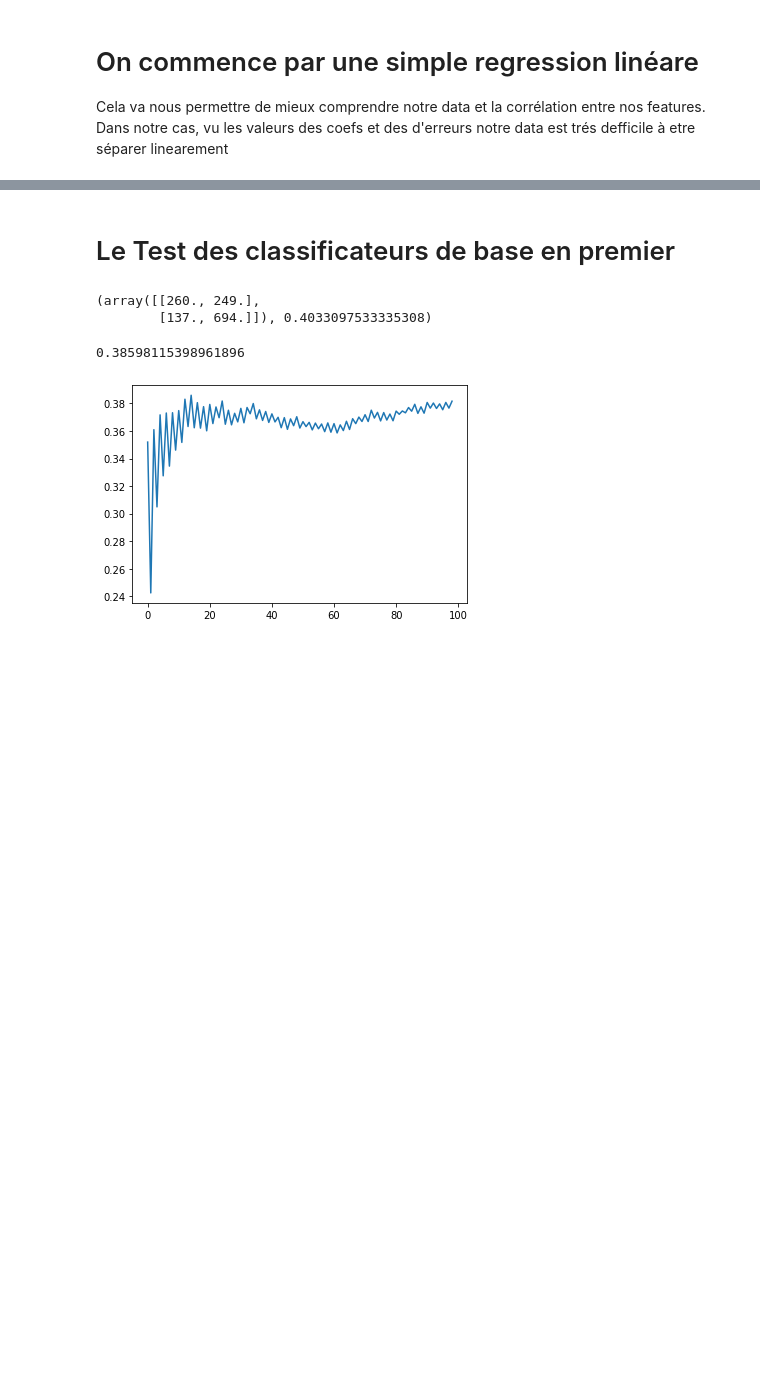
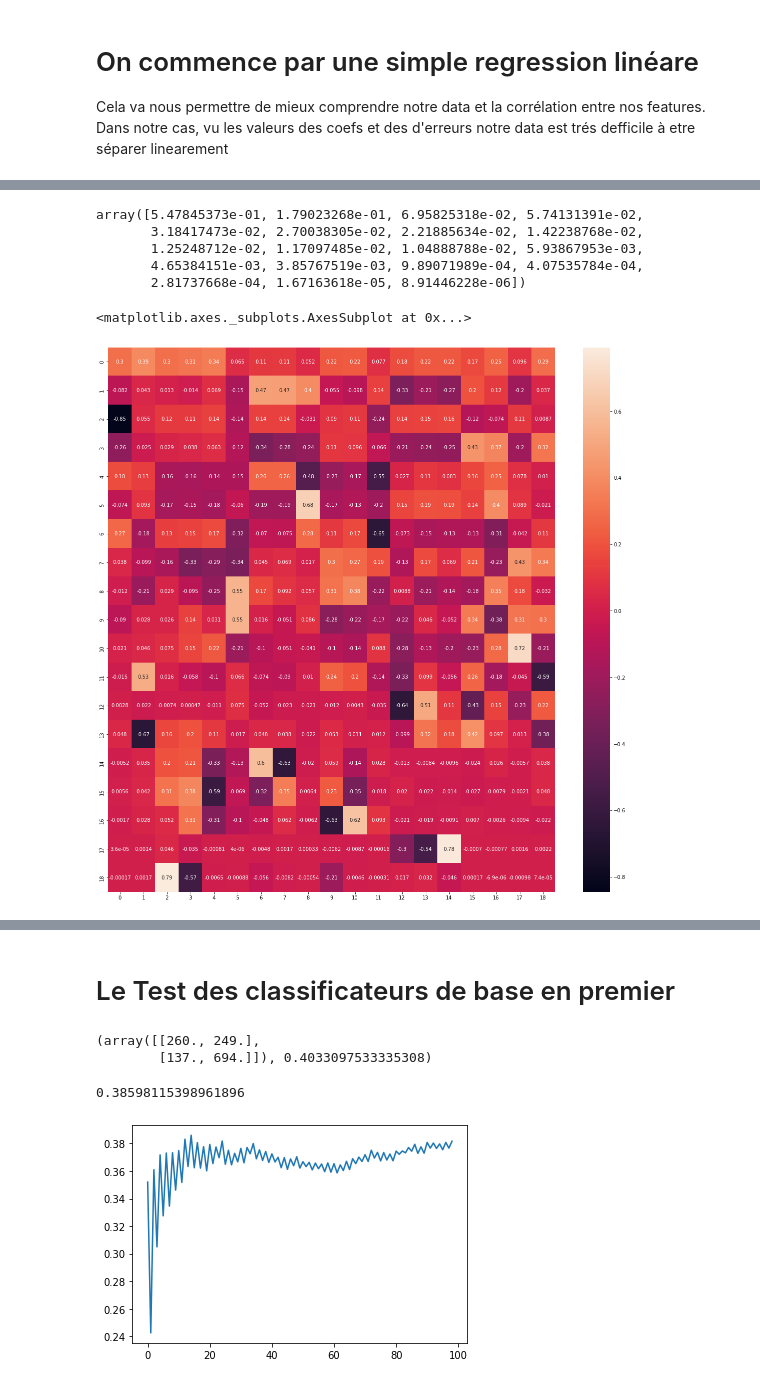
Before and after one commit to jouchaib2020/player-classifier, a Jupyter notebook: model.ipynb, the cells around one changed output, grey strips where cells are left out. Saved outputs shown, nothing was run; the diff lists cells and outputs as text; code cells hidden in the pictures; blank space fills up the shorter version.

```diff
--- a/model.ipynb
+++ b/model.ipynb
@@ -146,0 +126,17 @@ Mean squared error: 0.26
+# %%
+pca = PCA()
+x= pca.fit_transform(X)
+# %%
+pca.explained_variance_ratio_
+# %% [output]
+array([5.47845373e-01, 1.79023268e-01, 6.95825318e-02, 5.74131391e-02,
+       3.18417473e-02, 2.70038305e-02, 2.21885634e-02, 1.42238768e-02,
+       1.25248712e-02, 1.17097485e-02, 1.04888788e-02, 5.93867953e-03,
+       4.65384151e-03, 3.85767519e-03, 9.89071989e-04, 4.07535784e-04,
+       2.81737668e-04, 1.67163618e-05, 8.91446228e-06])
+# %%
+plt.figure(figsize=(20,20))
+sns.heatmap(pca.components_, annot = True)
+# %% [output]
+<matplotlib.axes._subplots.AxesSubplot at 0x...>
+[figure, added]
```
Also changed, not shown: parts of 13 cells of this notebook.
